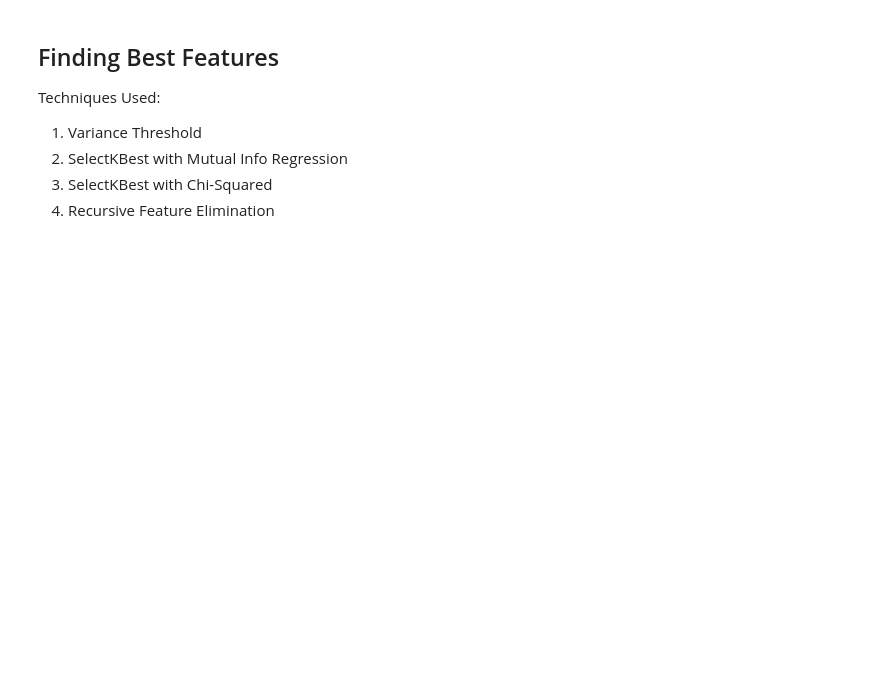
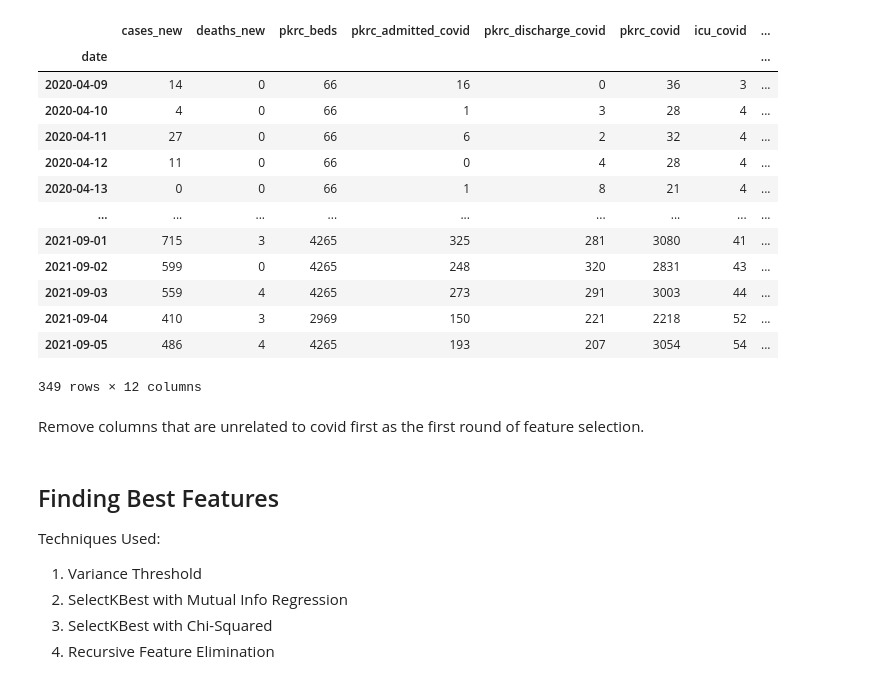
Before and after one commit to sidharrth2002/covid-streamlit, a Jupyter notebook: Q3.ipynb, the cells around one changed output. Saved outputs shown, nothing was run; the diff lists cells and outputs as text; code cells hidden in the pictures; blank space fills up the shorter version.

```diff
--- a/Q3.ipynb
+++ b/Q3.ipynb
@@ -30,18 +7,0 @@ population_state = pd.read_csv('./data/population.csv', index_col=0)
-# %%
-#create a dataframe that only store the data of the states we need only
-
-states_list = ['Pahang', 'Kedah', 'Johor', 'Selangor']
-states = {}
-
-for state in states_list:
-    df = pd.DataFrame()
-    df['cases'] = cases_state_pivoted[state]
-    df['deaths'] = deaths_state_pivoted[state]
-    df['tests'] = tests_state_pivoted[state]
-    df['quarantine'] = quarantine_state_pivoted[state]
-    df['discharge_quarantine'] = discharge_quarantine_state_pivoted[state]
-    df['icu'] = icu_state_pivoted[state]
-    df['hospital_admitted'] = hospital_admitted_pivoted[state]
-    df['hospital_discharged'] = hospital_discharged_pivoted[state]
-    df.fillna(0, inplace=True)
-    states[state] = df
@@ -47,0 +34,23 @@ for state in states_list:
+# %%
+#create a dataframe that only store the data of the states we need only
+
+states_list = ['Pahang', 'Kedah', 'Johor', 'Selangor']
+states = {}
+
+relevant_columns = ['cases_new', 'deaths_new', 'tests', 'admitted_covid', 'discharge_covid', 'pkrc_covid', 'pkrc_admitted_covid', 'pkrc_discharge_covid', 'icu_covid', 'hosp_covid', 'vent_covid', 'beds_covid', 'pkrc_beds']
+for state in states_list:
+    df = cases_state[cases_state['state'] == state]
+    df = df.merge(deaths_state[deaths_state['state'] == state], how='inner', on=['date', 'state'], )
+    df.fillna(0, inplace=True)
+    df = df.merge(quarantine_state[quarantine_state['state'] == state], how='inner', on=['date', 'state'])
+    df.fillna(0, inplace=True)
+    df = df.merge(icu_state[icu_state['state'] == state], how='inner', on=['date', 'state'])
+    df.fillna(0, inplace=True)
+    df = df.merge(hospital[hospital['state'] == state], how='inner', on=['date', 'state'])
+    df.fillna(0, inplace=True)
+    df = df.merge(tests_state[tests_state['state'] == state], how='left', on=['date', 'state'])
+    df.fillna(0, inplace=True)
+    df.set_index('date', inplace=True)
+    print(df.columns)
+    df.drop(columns=[col for col in df.columns if col not in relevant_columns], inplace=True)
+    states[state] = df
@@ -48,3 +75,22 @@ for state in states_list:
+# %%
+states['Pahang']
+# %% [output]
+|  | cases_new | deaths_new | pkrc_beds | pkrc_admitted_covid | pkrc_discharge_covid | pkrc_covid | icu_covid | ... |
+| date |  |  |  |  |  |  |  | ... |
+| 2020-04-09 | 14 | 0 | 66 | 16 | 0 | 36 | 3 | ... |
+| 2020-04-10 | 4 | 0 | 66 | 1 | 3 | 28 | 4 | ... |
+| 2020-04-11 | 27 | 0 | 66 | 6 | 2 | 32 | 4 | ... |
+| 2020-04-12 | 11 | 0 | 66 | 0 | 4 | 28 | 4 | ... |
+| 2020-04-13 | 0 | 0 | 66 | 1 | 8 | 21 | 4 | ... |
+| ... | ... | ... | ... | ... | ... | ... | ... | ... |
+| 2021-09-01 | 715 | 3 | 4265 | 325 | 281 | 3080 | 41 | ... |
+| 2021-09-02 | 599 | 0 | 4265 | 248 | 320 | 2831 | 43 | ... |
+| 2021-09-03 | 559 | 4 | 4265 | 273 | 291 | 3003 | 44 | ... |
+| 2021-09-04 | 410 | 3 | 2969 | 150 | 221 | 2218 | 52 | ... |
+| 2021-09-05 | 486 | 4 | 4265 | 193 | 207 | 3054 | 54 | ... |
+349 rows × 12 columns
+# %% [markdown]
+Remove columns that are unrelated to covid first as the first round of feature selection.
 # %% [markdown]
 ## Finding Best Features
 
```
Also changed, not shown: parts of 30 cells of this notebook, 4 other files.
